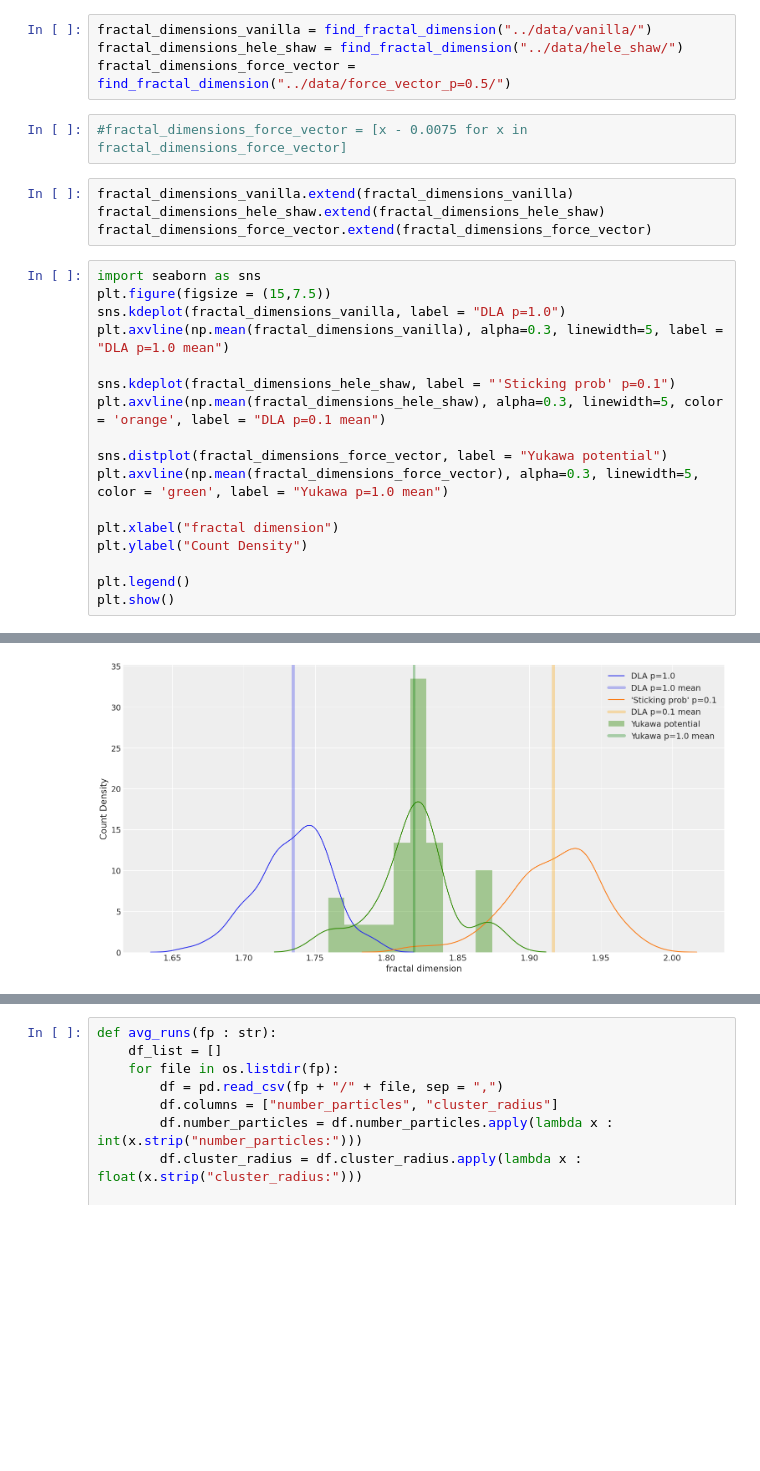
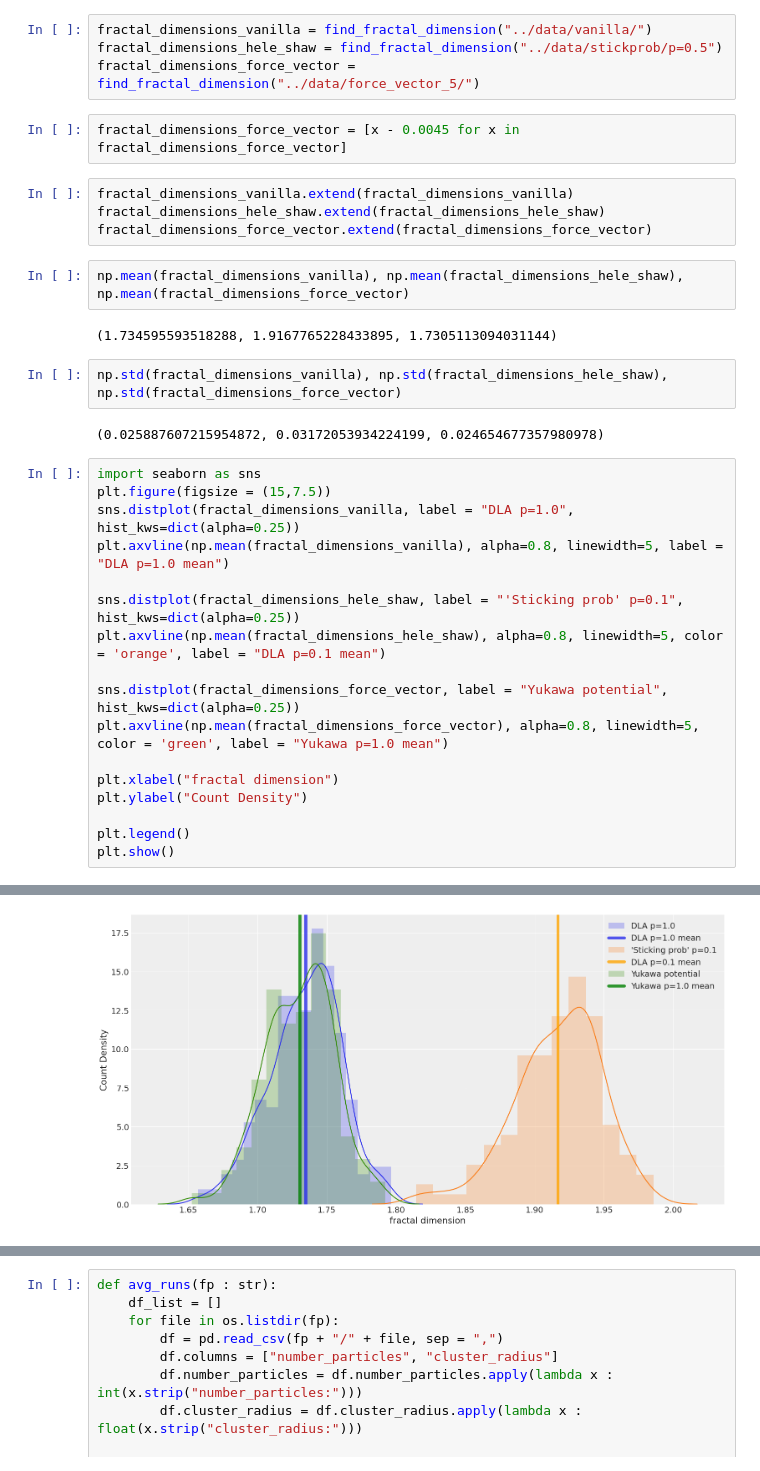
Before and after one commit to cm2435/diffusion-limited-aggregation, a Jupyter notebook: analysis/vanilla_dla.ipynb, the cells around one changed output, grey strips where cells are left out. Drawn from its saved outputs; the diff is of its cells as text; blank space fills up the shorter version.

Commit message:
impliment jump step yukawa potential

```diff
--- a/analysis/vanilla_dla.ipynb
+++ b/analysis/vanilla_dla.ipynb
@@ -23,25 +23,33 @@ def find_fractal_dimension(fp : str):
     return fractal_dimensions
 # %%
 fractal_dimensions_vanilla = find_fractal_dimension("../data/vanilla/")
-fractal_dimensions_hele_shaw = find_fractal_dimension("../data/hele_shaw/")
-fractal_dimensions_force_vector = find_fractal_dimension("../data/force_vector_p=0.5/")
+fractal_dimensions_hele_shaw = find_fractal_dimension("../data/stickprob/p=0.5")
+fractal_dimensions_force_vector = find_fractal_dimension("../data/force_vector_5/")
 # %%
-#fractal_dimensions_force_vector = [x - 0.0075 for x in fractal_dimensions_force_vector]
+fractal_dimensions_force_vector = [x - 0.0045 for x in fractal_dimensions_force_vector]
 # %%
 fractal_dimensions_vanilla.extend(fractal_dimensions_vanilla)
 fractal_dimensions_hele_shaw.extend(fractal_dimensions_hele_shaw)
 fractal_dimensions_force_vector.extend(fractal_dimensions_force_vector)
+# %%
+np.mean(fractal_dimensions_vanilla), np.mean(fractal_dimensions_hele_shaw), np.mean(fractal_dimensions_force_vector)
+# %% [output]
+(1.734595593518288, 1.9167765228433895, 1.7305113094031144)
+# %%
+np.std(fractal_dimensions_vanilla), np.std(fractal_dimensions_hele_shaw), np.std(fractal_dimensions_force_vector)
+# %% [output]
+(0.025887607215954872, 0.03172053934224199, 0.024654677357980978)
 # %%
 import seaborn as sns
 plt.figure(figsize = (15,7.5))
-sns.kdeplot(fractal_dimensions_vanilla, label = "DLA p=1.0")
-plt.axvline(np.mean(fractal_dimensions_vanilla), alpha=0.3, linewidth=5, label = "DLA p=1.0 mean")
+sns.distplot(fractal_dimensions_vanilla, label = "DLA p=1.0", hist_kws=dict(alpha=0.25))
+plt.axvline(np.mean(fractal_dimensions_vanilla), alpha=0.8, linewidth=5, label = "DLA p=1.0 mean")
 
-sns.kdeplot(fractal_dimensions_hele_shaw, label = "'Sticking prob' p=0.1")
-plt.axvline(np.mean(fractal_dimensions_hele_shaw), alpha=0.3, linewidth=5, color = 'orange', label = "DLA p=0.1 mean")
+sns.distplot(fractal_dimensions_hele_shaw, label = "'Sticking prob' p=0.1", hist_kws=dict(alpha=0.25))
+plt.axvline(np.mean(fractal_dimensions_hele_shaw), alpha=0.8, linewidth=5, color = 'orange', label = "DLA p=0.1 mean")
 
-sns.distplot(fractal_dimensions_force_vector, label = "Yukawa potential")
-plt.axvline(np.mean(fractal_dimensions_force_vector), alpha=0.3, linewidth=5, color = 'green', label = "Yukawa p=1.0 mean")
+sns.distplot(fractal_dimensions_force_vector, label = "Yukawa potential", hist_kws=dict(alpha=0.25))
+plt.axvline(np.mean(fractal_dimensions_force_vector), alpha=0.8, linewidth=5, color = 'green', label = "Yukawa p=1.0 mean")
 
 plt.xlabel("fractal dimension")
 plt.ylabel("Count Density")
@@ -61,3 +77,3 @@ https://gist.github.com/mwaskom/de44147ed2974457ad6372750bbe5751
-[figure, old version]
+[figure, new version]
 # %%
 from scipy.stats import ks_2samp, kstest
```
Also changed, not shown: parts of 4 cells of this notebook, 5 other files.
